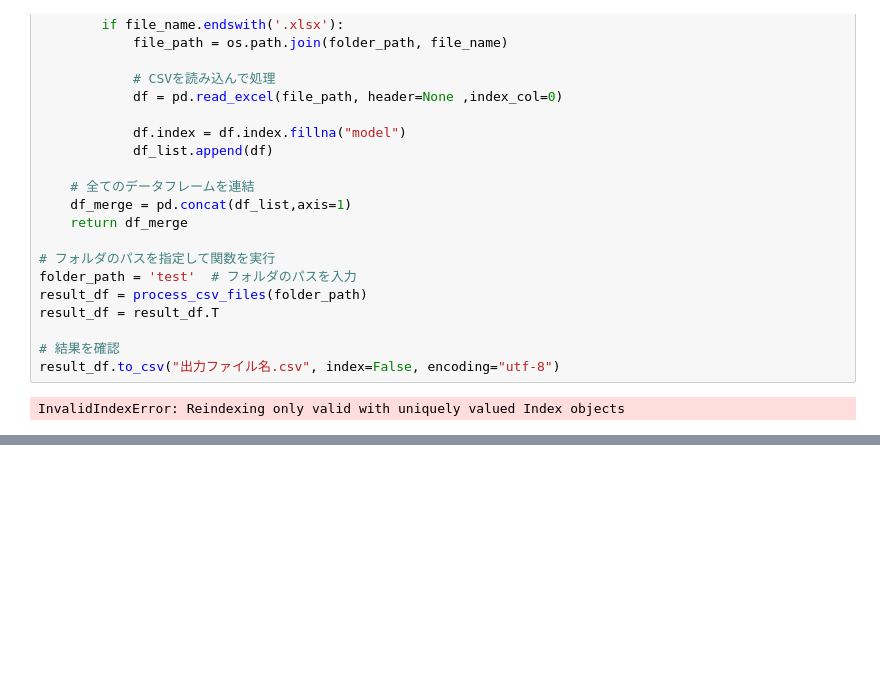
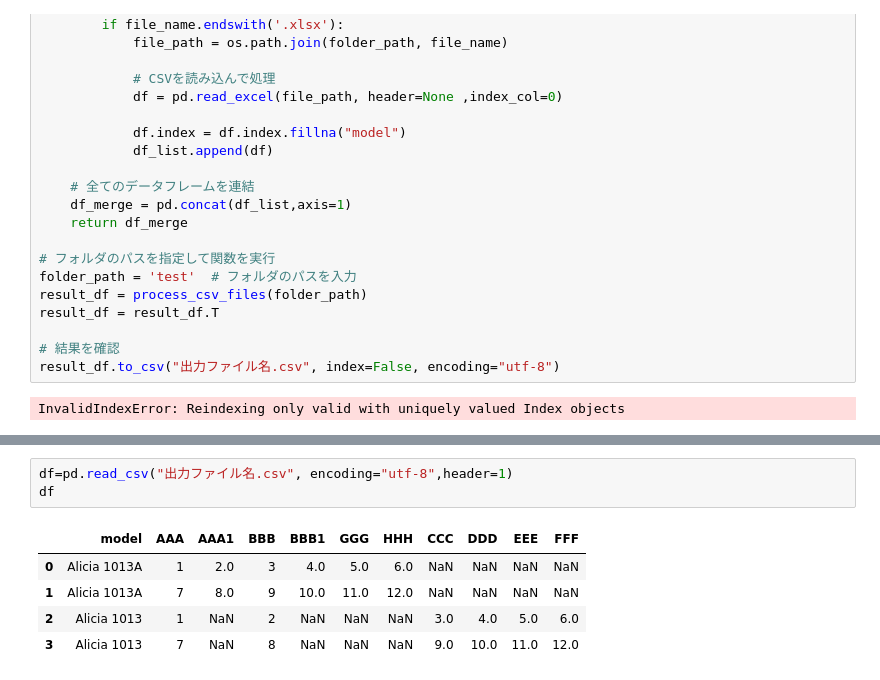
Before and after one commit to baronnavy/sample, a Jupyter notebook: test.ipynb, the cells around one changed output, grey strips where cells are left out. Drawn from its saved outputs; the diff is of its cells as text; blank space fills up the shorter version.

```diff
--- a/test.ipynb
+++ b/test.ipynb
@@ -221,0 +185,9 @@ extract_images_from_excel_files(input_folder, sheet_name, output_folder)
+# %%
+df=pd.read_csv("出力ファイル名.csv", encoding="utf-8",header=1)
+df
+# %% [output]
+|  | model | AAA | AAA1 | BBB | BBB1 | GGG | HHH | CCC | DDD | EEE | FFF |
+| 0 | Alicia 1013A | 1 | 2.0 | 3 | 4.0 | 5.0 | 6.0 | NaN | NaN | NaN | NaN |
+| 1 | Alicia 1013A | 7 | 8.0 | 9 | 10.0 | 11.0 | 12.0 | NaN | NaN | NaN | NaN |
+| 2 | Alicia 1013 | 1 | NaN | 2 | NaN | NaN | NaN | 3.0 | 4.0 | 5.0 | 6.0 |
+| 3 | Alicia 1013 | 7 | NaN | 8 | NaN | NaN | NaN | 9.0 | 10.0 | 11.0 | 12.0 |
```
Also changed, not shown: parts of 13 cells of this notebook.
